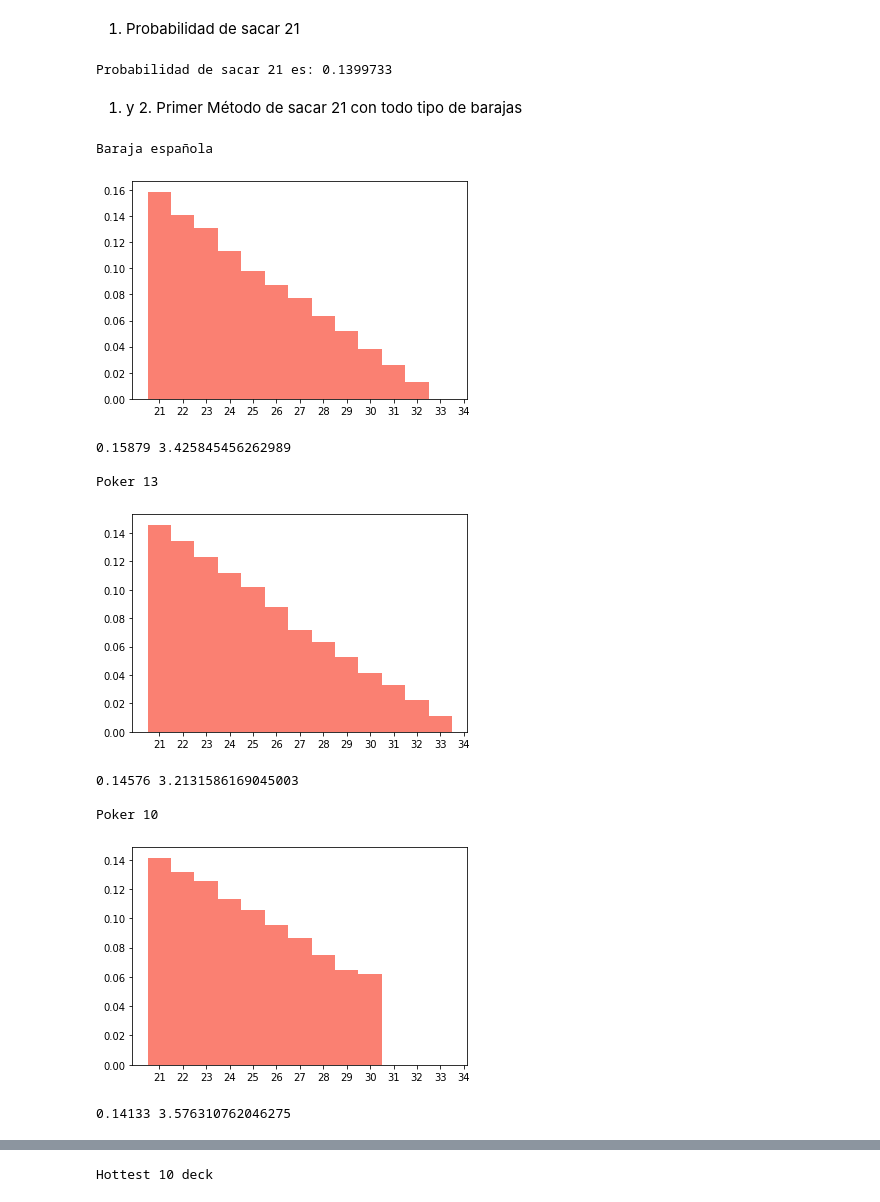
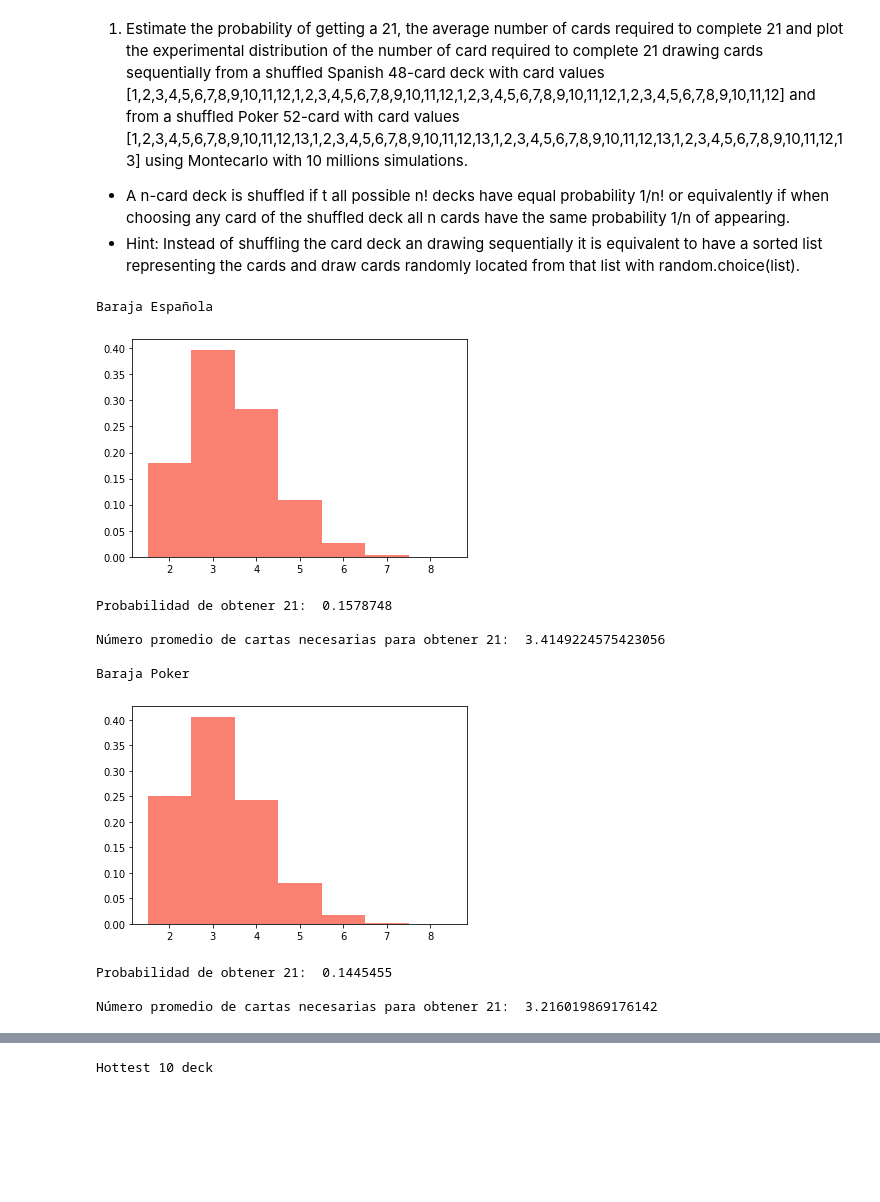
Before and after one commit to juacostar/AlgorithmsUN2020II, a Jupyter notebook: Laboratorio4/21BlackjackGrClass1StGrooup9.ipynb, the cells around one changed output, grey strips where cells are left out. Drawn from its saved outputs; the diff is of its cells as text; code cells hidden in the pictures; blank space fills up the shorter version.

```diff
--- a/Laboratorio4/21BlackjackGrClass1StGrooup9.ipynb
+++ b/Laboratorio4/21BlackjackGrClass1StGrooup9.ipynb
@@ -5,4 +7,8 @@ import random
 import numpy as np
 import random
 import matplotlib.pyplot as plt
+# %% [markdown]
+1. Estimate the probability of getting a 21, the average number of cards required to complete 21 and plot the experimental distribution of the number of card required to complete 21 drawing cards sequentially from a shuffled Spanish 48-card deck with card values [1,2,3,4,5,6,7,8,9,10,11,12,1,2,3,4,5,6,7,8,9,10,11,12,1,2,3,4,5,6,7,8,9,10,11,12,1,2,3,4,5,6,7,8,9,10,11,12] and from a shuffled Poker 52-card with card values [1,2,3,4,5,6,7,8,9,10,11,12,13,1,2,3,4,5,6,7,8,9,10,11,12,13,1,2,3,4,5,6,7,8,9,10,11,12,13,1,2,3,4,5,6,7,8,9,10,11,12,13] using Montecarlo with 10 millions simulations.
+  * A n-card deck is shuffled if t all possible n! decks have equal probability 1/n! or equivalently if when choosing any card of the shuffled deck all n cards have the same probability 1/n of appearing.
+  * Hint: Instead of shuffling the card deck an drawing sequentially it is equivalent to have a sorted list representing the cards and draw cards randomly located from that list with random.choice(list).
 # %%
@@ -16,74 +21,49 @@ games = [baraja,poker,barajaplus,pokerplus]
-# %% [markdown]
-1. Probabilidad de sacar 21
-# %%
-n = 10000000
-veintiunas = 0
-for i in range(n):
-  poker_deck = [1, 2, 3, 4, 5, 6, 7, 8, 9, 10, 10, 10, 10, 1, 2, 3, 4, 5, 6, 7, 8, 9, 10, 10, 10, 10, 1, 2, 3, 4, 5, 6, 7, 8, 9, 10, 10, 10, 10, 1, 2, 3, 4, 5, 6, 7, 8, 9, 10, 10, 10, 10]
-  cuenta = 0
-  while cuenta < 21:
-    carta = random.choice(poker_deck)
-    poker_deck.remove(carta)
-    cuenta +=  carta
-  if cuenta == 21:
-    veintiunas += 1
-print("Probabilidad de sacar 21 es:", veintiunas / n)
-# %% [output]
-Probabilidad de sacar 21 es: 0.1399733
-# %% [markdown]
-
-1. y 2. Primer Método de sacar 21 con todo tipo de barajas
 # %%
-baraja = [1,2,3,4,5,6,7,8,9,10,11,12]*4
-poker = [1,2,3,4,5,6,7,8,9,10,11,12,13]*4
-pokerplus = [1,2,3,4,5,6,7,8,9,10,10,10,10]*4
+games1 = [baraja_e1,baraja_p1]
 
-gamenames = ['Baraja española','Poker 13','Poker 10']
-games = [baraja,poker,pokerplus]
+n = 10000000
 
-n = 100000
-
-for g in range(3):
+for g in range(2):
 
     ncards = []
-    results = np.zeros(13)
+    nhcards = np.zeros(7)
     blackjacks = 0
 
     for i in range(n):
 
-        poker_i = games[g].copy()
+        poker_i = games1[g].copy()
         player = []
 
         while sum(player) < 21:
             card = random.choice(poker_i)
             player.append(card)
             poker_i.remove(card)
 
-        results[sum(player)-21] += 1
-
         if(sum(player)==21):
             blackjacks += 1
             ncards.append(len(player))
+            if (len(player) < 9):
+                nhcards[(len(player)-2)] += 1
 
 
     nc = np.array(ncards)
 
     print(gamenames[g])
 
-    plt.hist(list(map(str,range(21,34))), bins=list(map(str,range(21,35))), align='left',color='salmon',weights=(results/n))
+    plt.hist(list(map(str,range(2,9))), bins=list(map(str,range(2,10))), align='left',color='salmon',weights=(nhcards/blackjacks))
 
     plt.show();
-
-    print(blackjacks/n, nc.mean(),'\n')
+    print('Probabilidad de obtener 21: ', blackjacks/n,'\n')
+    print('Número promedio de cartas necesarias para obtener 21: ', nc.mean(),'\n')
 # %% [output]
-Baraja española
+Baraja Española
-[figure, old version]
+[figure, new version]
-0.15879 3.425845456262989
+Probabilidad de obtener 21:  0.1578748
 
-Poker 13
+Número promedio de cartas necesarias para obtener 21:  3.4149224575423056
+
+Baraja Poker
-[figure, old version]
+[figure, new version]
-0.14576 3.2131586169045003
+Probabilidad de obtener 21:  0.1445455
 
-Poker 10
+Número promedio de cartas necesarias para obtener 21:  3.216019869176142
-[figure, removed]
-0.14133 3.576310762046275
```
Also changed, not shown: parts of 23 cells of this notebook.
